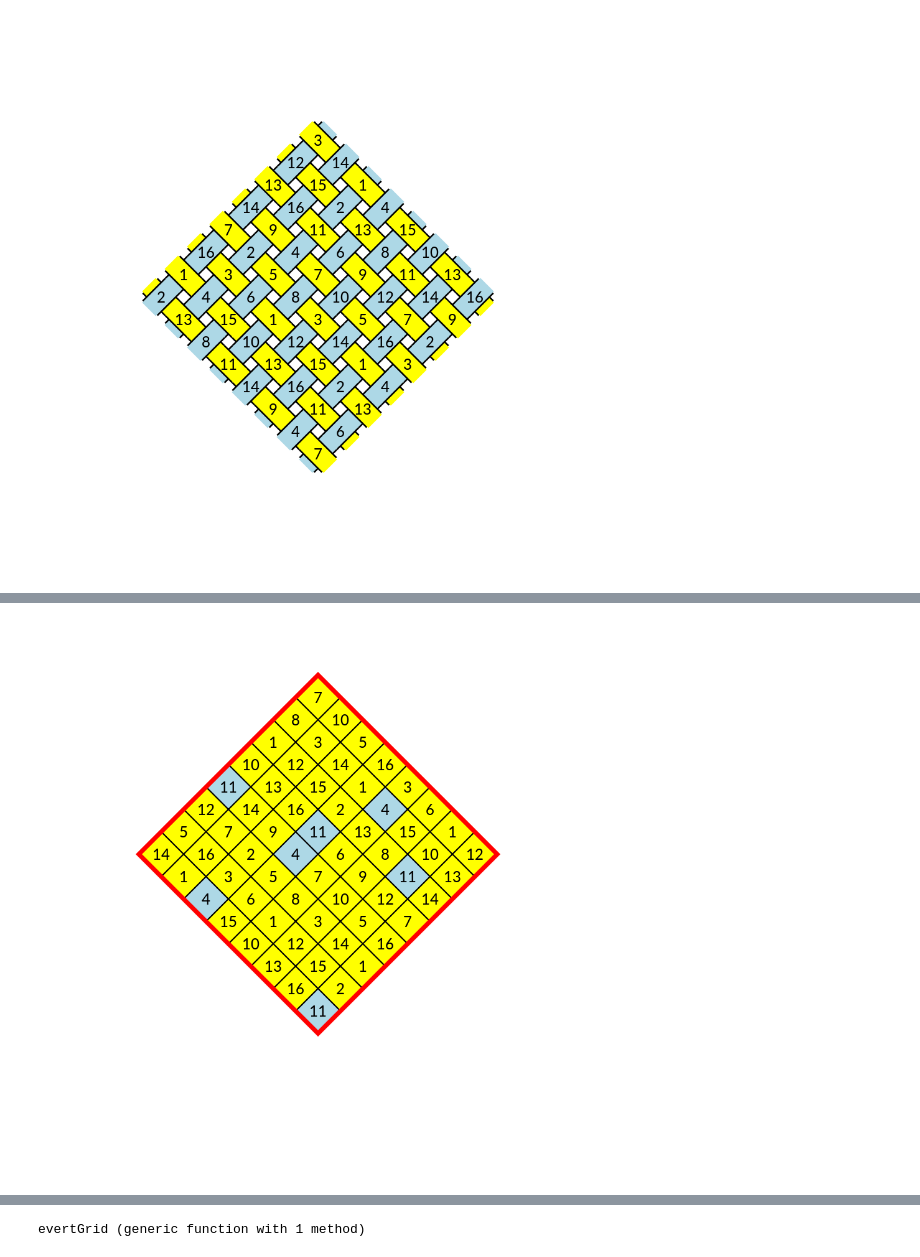
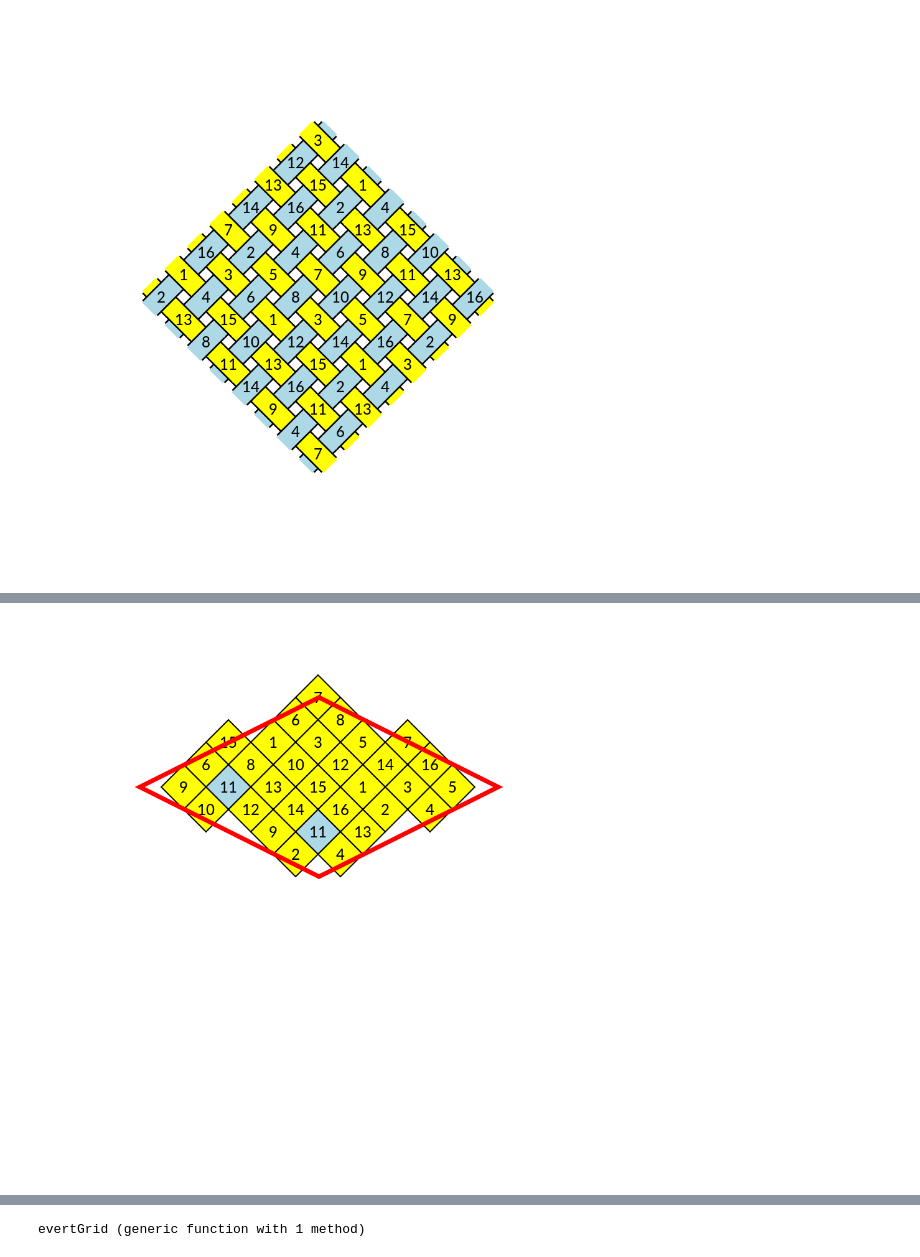
Before and after one commit to joshuarbholden/kumihimo, a Jupyter notebook: double_naiki_draw.ipynb, the cells around one changed output, grey strips where cells are left out. Drawn from its saved outputs; the diff is of its cells as text; code cells hidden in the pictures.

```diff
--- a/double_naiki_draw.ipynb
+++ b/double_naiki_draw.ipynb
@@ -372,13 +326,13 @@ using Luxor
-# %%
-#test
-using Luxor
-@draw begin
-    fontsize(24)
-    grid= fillGrid(8, [1,0,0,0,0,0,0,0], [1,0,0,0,0,0,0,0], ["yellow", "light blue"])
-    drawNumberedAbGrid(8, grid, O-(0, 10unit), Point(-unit,unit), Point(unit,unit))
-        setcolor("red")
-    setline(0.2unit)
-    ngon(O+(0, -2unit), 8unit, 4, 0, :stroke)
-    end 25unit 25unit
-# %% [output]
-[figure, removed]
+# %%
+#test
+using Luxor
+@draw begin
+    fontsize(24)
+    grid= fillGrid(8, [1,0,0,0,0,0,0,0], [0,0,0,0,0,0,0,0], ["yellow", "light blue"])
+    drawNumberedAbGrid(8, grid, O-(0, 10unit), Point(-unit,unit), Point(unit,unit))
+    setcolor("red")
+    setline(0.2unit)
+    poly(polyscale!(ngon(O+(-sqrt(2)/2*unit+.75unit, -10unit), 8unit, 4, 0, vertices=true), 1, 0.5), :stroke, close=true)
+end 25unit 25unit
+# %% [output]
+[figure, added]
```
Also changed, not shown: parts of 17 cells of this notebook.
